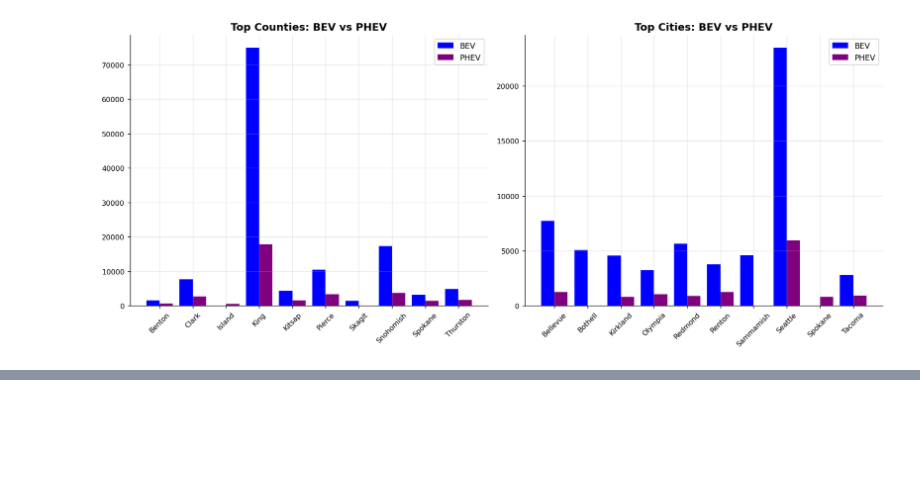
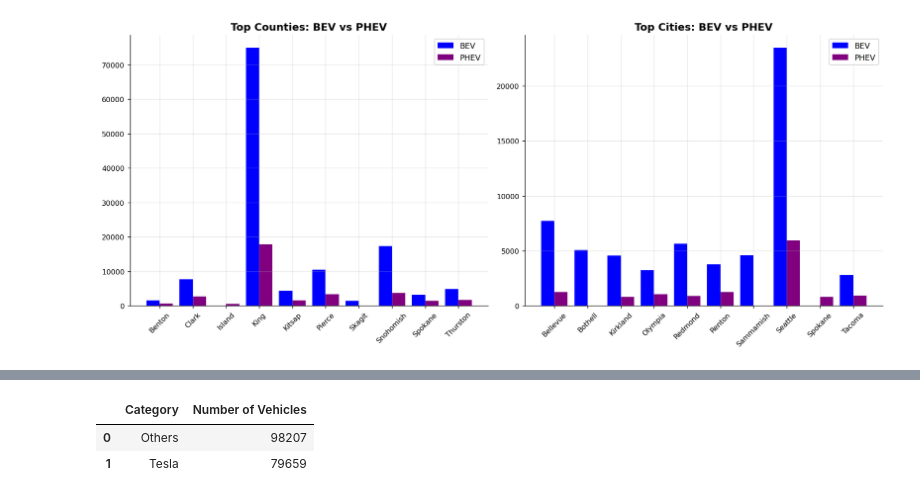
Before and after one commit to Ammarakanwal/ev-cars-analysis, a Jupyter notebook: EV_Cars_Analysis.ipynb, the cells around one changed output, grey strips where cells are left out. Drawn from its saved outputs; the diff is of its cells as text; code cells hidden in the pictures; blank space fills up the shorter version.

```diff
--- a/EV_Cars_Analysis.ipynb
+++ b/EV_Cars_Analysis.ipynb
@@ -341,0 +390,12 @@ plt.show()
+# %%
+df['Category'] = df['Make'].apply(lambda x: 'Tesla' if x.upper() == 'TESLA' else 'Others')
+
+tesla_vs_others = df['Category'].value_counts().reset_index()
+
+tesla_vs_others.columns = ['Category', 'Number of Vehicles']
+
+tesla_vs_others
+# %% [output]
+|  | Category | Number of Vehicles |
+| 0 | Others | 98207 |
+| 1 | Tesla | 79659 |
```
Also changed, not shown: parts of 8 cells of this notebook.
